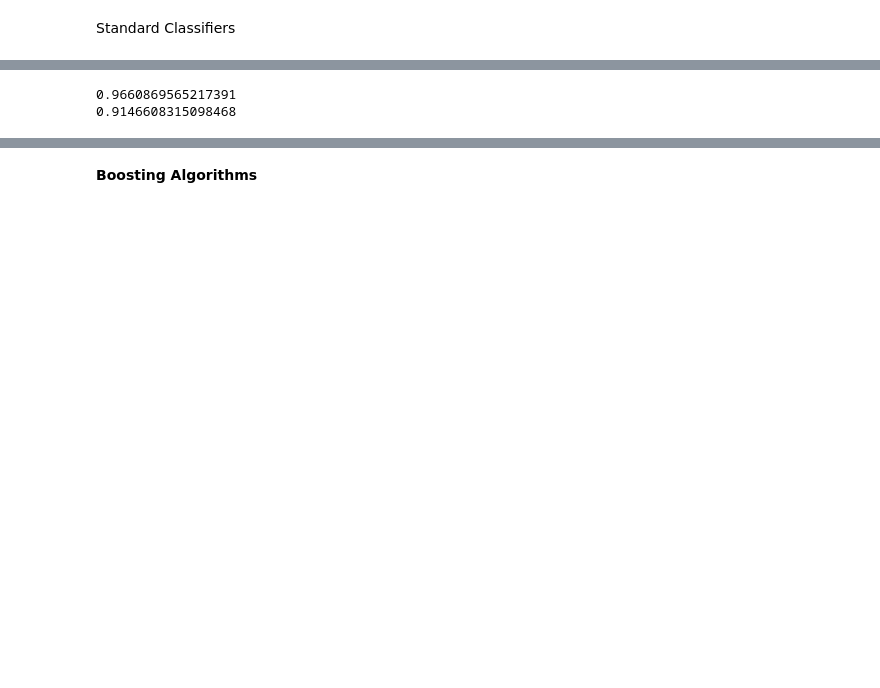
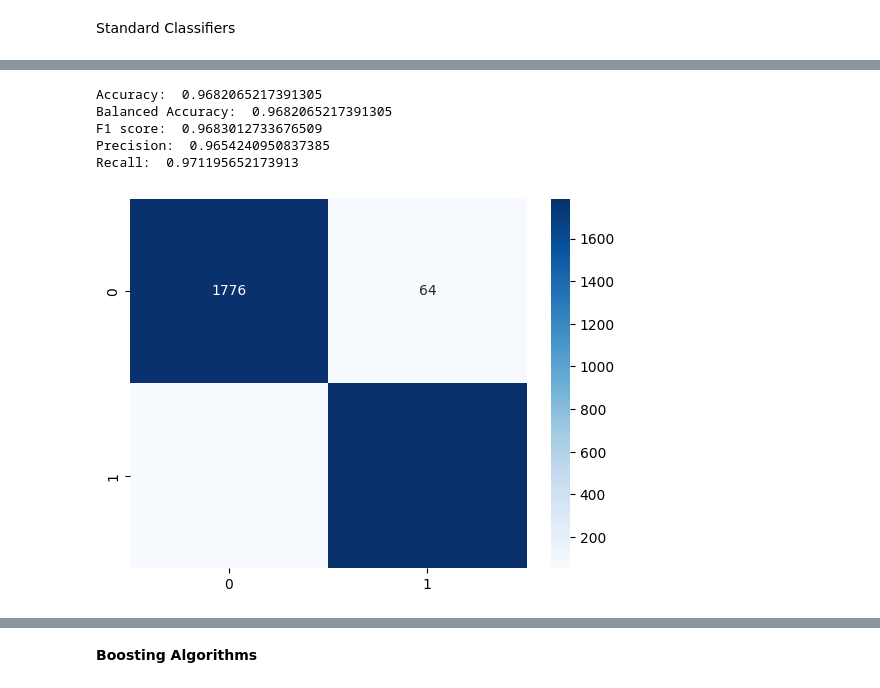
Before and after one commit to rantrek/Epileptic-Seizure-Detection---EEG, a Jupyter notebook: PredictES_classicalML.ipynb, the cells around one changed output, grey strips where cells are left out. Cells and saved outputs as stored; diff of their text form; code cells hidden in the pictures; blank space fills up the shorter version.

```diff
--- a/PredictES_classicalML.ipynb
+++ b/PredictES_classicalML.ipynb
@@ -97,10 +116,10 @@ y= data['y'].values
 #Splitting dataset into train, validation and test sets at 80%, 10% and 10% respectively.
 
 #Split data into train and remaining dataset
-X_train, X_re, y_train, y_re = train_test_split(X, y, train_size=0.80,stratify=y,random_state=1)
+X_train, X_val, y_train, y_val = train_test_split(X, y, train_size=0.80,stratify=y,random_state=1)
 
 #Split remaining data into test and validation with 50% split
-X_val, X_test, y_val, y_test = train_test_split(X_re, y_re, test_size=0.5, stratify=y_re,random_state=1)
+#X_val, X_test, y_val, y_test = train_test_split(X_re, y_re, test_size=0.5, stratify=y_re,random_state=1)
 # %%
 print(X.shape, y.shape)
 # %% [output]
@@ -108,11 +127,22 @@ print(X.shape, y.shape)
+# %%
+#Apply standard scaler
+scalar = StandardScaler()
+X_train = scalar.fit_transform(X_train)
+X_val = scalar.transform(X_val)
 # %%
 #Create Function to fit and predict model
 
 def fitPredictModel(model):
     model.fit(X_train, y_train)
     prediction = model.predict(X_val)
-    print(metrics.accuracy_score(prediction,y_val))
-    print(metrics.f1_score(prediction,y_val))
+    print("Accuracy: ",metrics.accuracy_score(y_val,prediction))
+    print("Balanced Accuracy: ",metrics.balanced_accuracy_score(y_val,prediction))
+    print("F1 score: ",metrics.f1_score(y_val,prediction))
+    print("Precision: ",metrics.precision_score(y_val,prediction))
+    print("Recall: ",metrics.recall_score(y_val,prediction))
+    cm = metrics.confusion_matrix(y_val,prediction)
+    #Visualize the confusion matrix
+    sns.heatmap(cm,annot=True,fmt="d", cmap = 'Blues')
 # %% [markdown]
 Standard Classifiers
 # %%
@@ -127,11 +161,15 @@ fitPredictModel(SVC_model)
 # %%
 #Random Forest Classifier
 
-RF_model=RandomForestClassifier(n_estimators=100)
+RF_model=RandomForestClassifier(n_estimators=10)
 fitPredictModel(RF_model)
 # %% [output]
-0.9660869565217391
-0.9146608315098468
+Accuracy:  0.9682065217391305
+Balanced Accuracy:  0.9682065217391305
+F1 score:  0.9683012733676509
+Precision:  0.9654240950837385
+Recall:  0.971195652173913
+[figure, added]
 # %%
 #K-Nearest Neighbors Classifier
 
```
Also changed, not shown: parts of 13 cells of this notebook.
